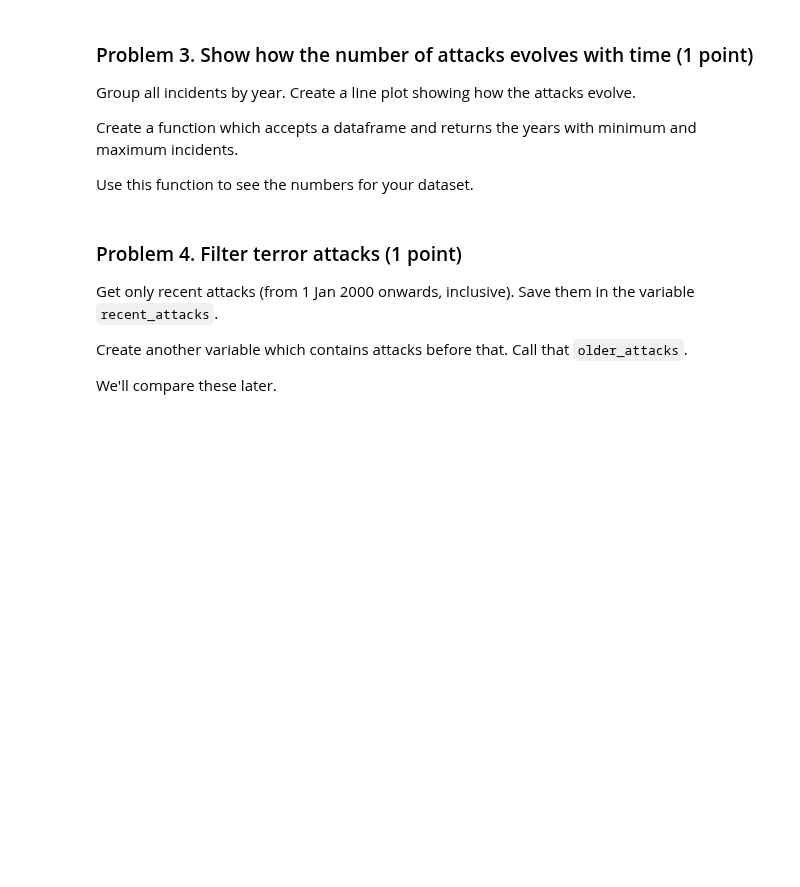
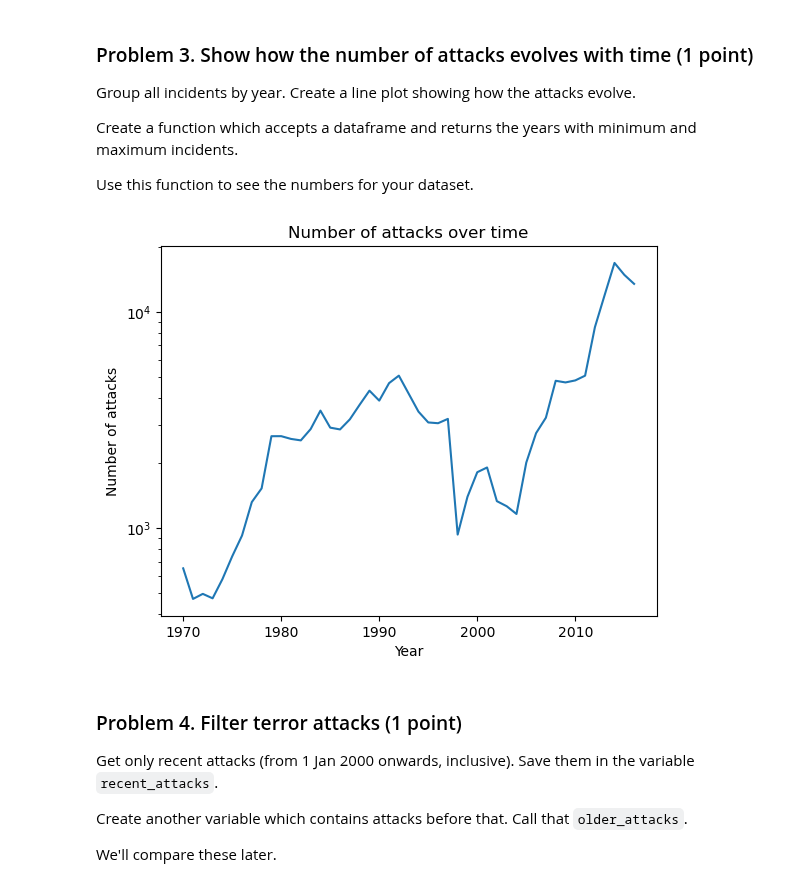
Before and after one commit to bahbo/SoftUni_Data_Scinece, a Jupyter notebook: 05. Working-with-Spatial-Data-and-Network-Analysis-Lab/Spatial Data and Networks Lab.ipynb, the cells around one changed output. Cells and saved outputs as stored; diff of their text form; code cells hidden in the pictures; blank space fills up the shorter version.

```diff
--- a/05. Working-with-Spatial-Data-and-Network-Analysis-Lab/Spatial Data and Networks Lab.ipynb
+++ b/05. Working-with-Spatial-Data-and-Network-Analysis-Lab/Spatial Data and Networks Lab.ipynb
@@ -92,15 +104,17 @@ Use this function to see the numbers for your dataset.
 # %%
 # Note: This is not autograded
 attacks_by_year = None
 # YOUR CODE HERE
 attacks_by_year = terrorism_data.groupby("year")["year"].count()
 
 plt.plot(attacks_by_year)
 plt.yscale("log")
 plt.xlabel("Year")
 plt.ylabel("Number of attacks")
-plt.title("Nnumber of attacks over time")
+plt.title("Number of attacks over time")
 plt.show()
+# %% [output]
+[figure, added]
 # %%
 def get_max_and_min_incidents_years(dataframe):
     # Don't forget to use the dataframe parameter!
```
Also changed, not shown: parts of 13 cells of this notebook, 3 other files.
